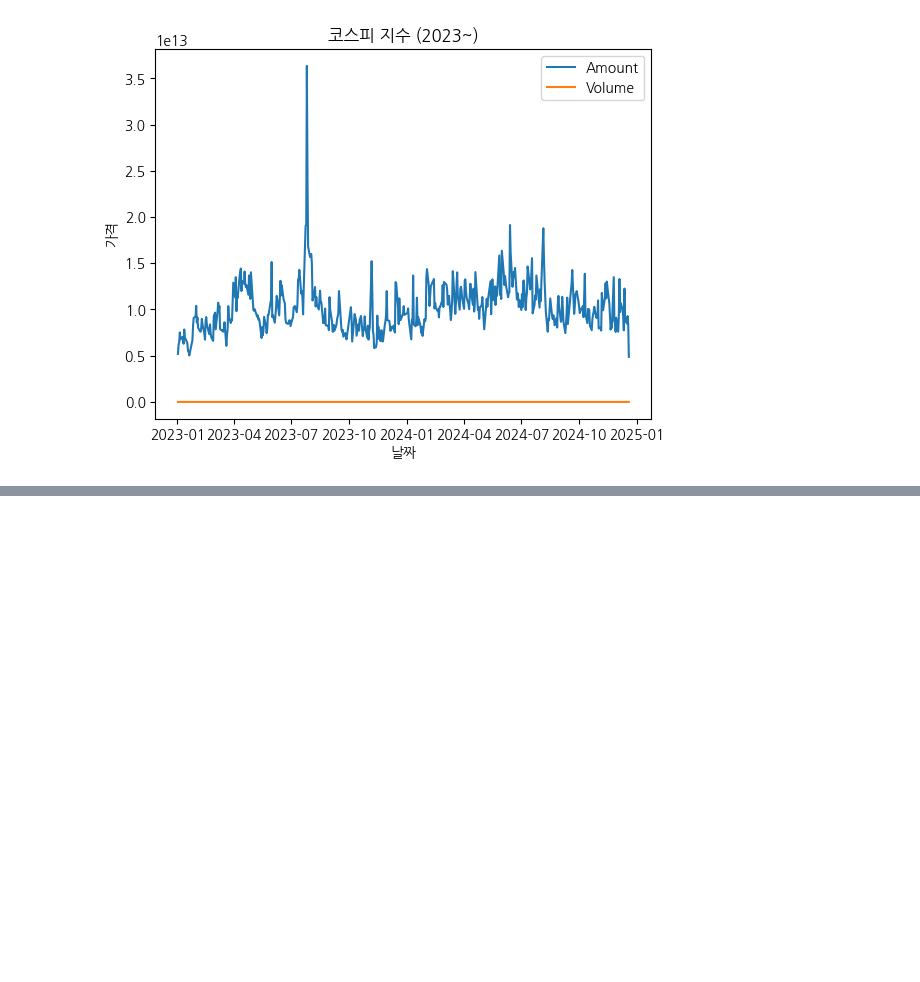
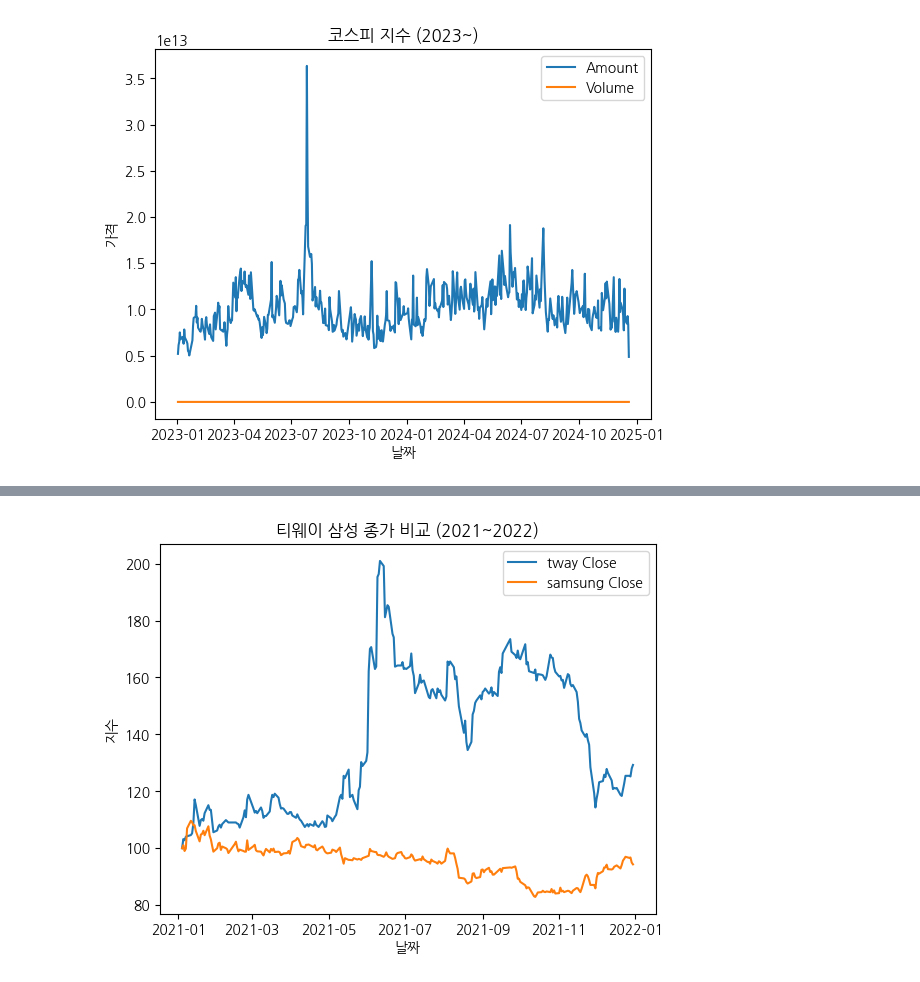
Before and after one commit to Huey-fitpet/study_pandas, a Jupyter notebook: codes/14.visuallization_information.ipynb, the cells around one changed output, grey strips where cells are left out. Saved outputs shown, nothing was run; the diff lists cells and outputs as text; code cells hidden in the pictures; blank space fills up the shorter version.

```diff
--- a/codes/14.visuallization_information.ipynb
+++ b/codes/14.visuallization_information.ipynb
@@ -80,0 +133,13 @@ plt.show()
+# %%
+tway_close = (tway['Close'] / tway['Close'].iloc[0]) * 100
+samsung_close = (samsung['Close'] / samsung['Close'].iloc[0]) * 100
+# %%
+plt.plot(tway_close.index, tway_close, label='tway Close') # 총 양 인가봄
+plt.plot(samsung_close.index, samsung_close, label='samsung Close')
+plt.title('티웨이 삼성 종가 비교 (2021~2022)')
+plt.xlabel('날짜')
+plt.ylabel('지수')
+plt.legend()
+plt.show()
+# %% [output]
+[figure, added]
```
Also changed, not shown: parts of 10 cells of this notebook, 3 other files.
